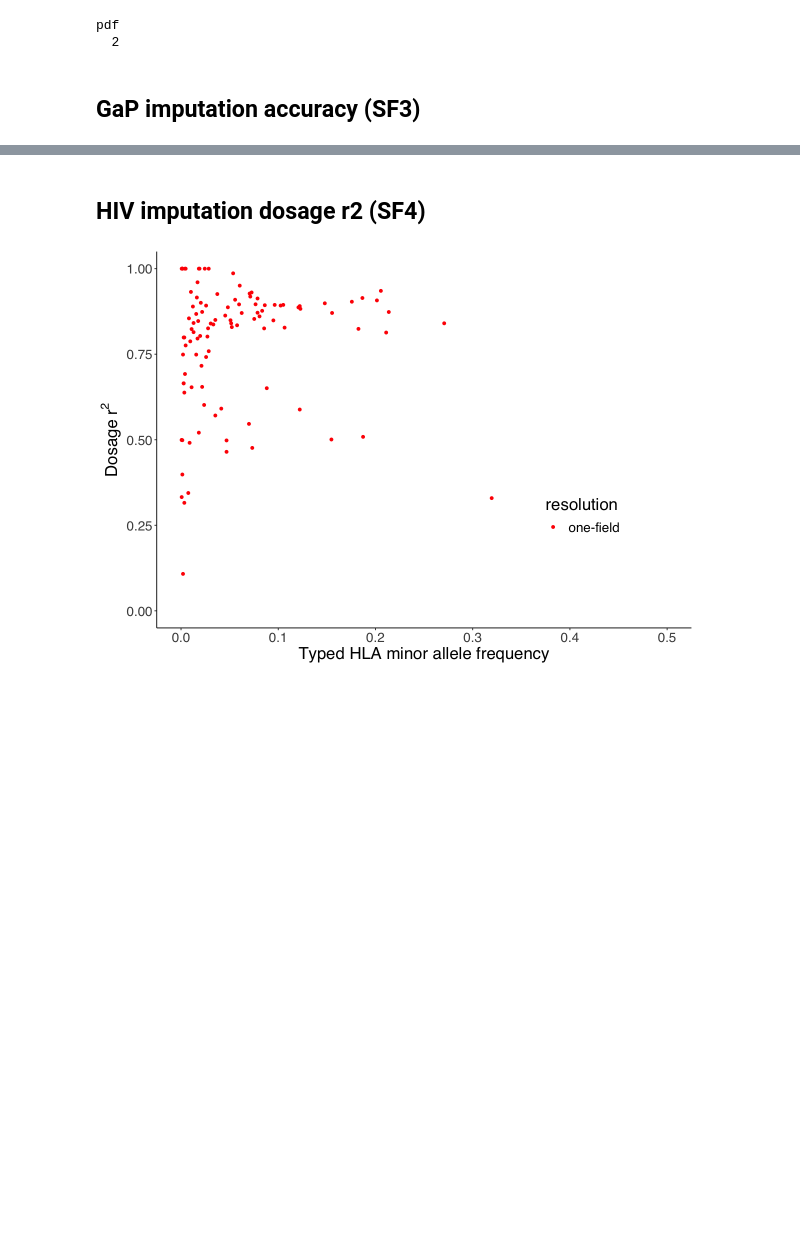
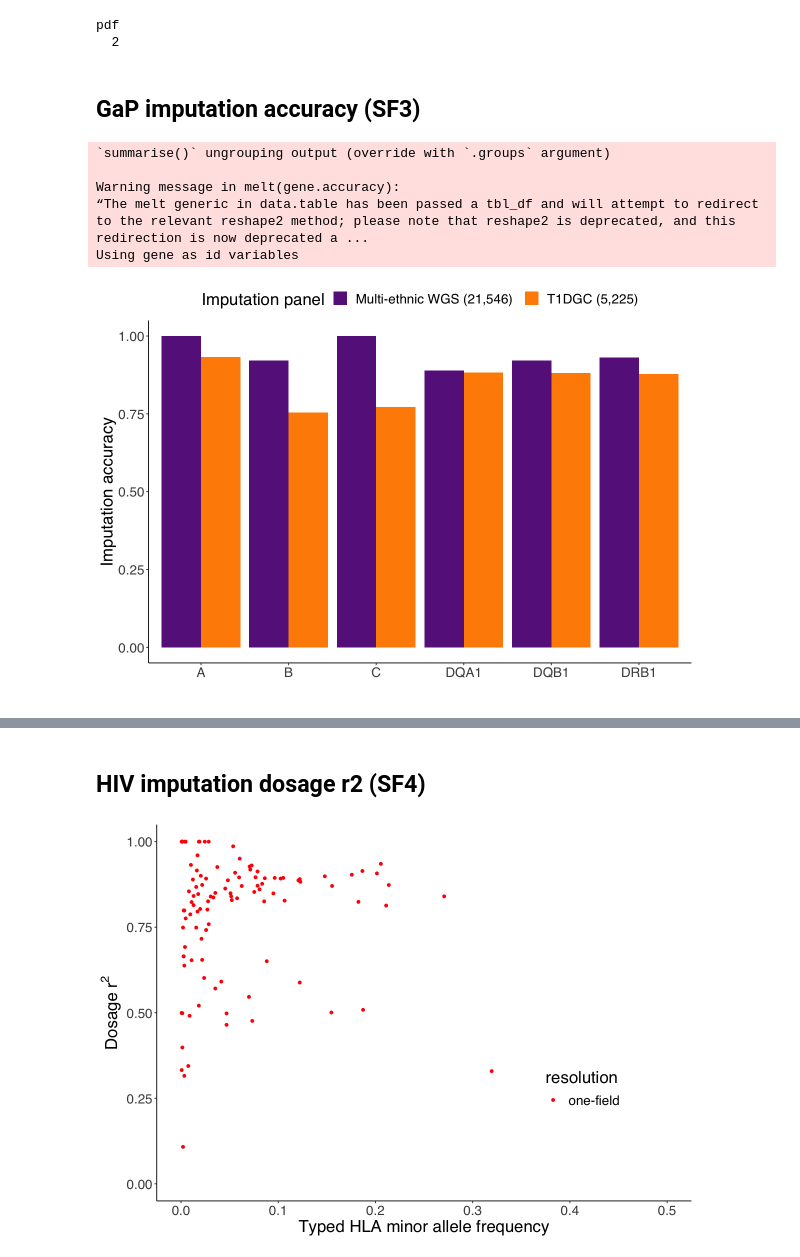
Before and after one commit to immunogenomics/HLA-TAPAS, a Jupyter notebook: manuscript/scripts/Supplementary_Figures.ipynb, the cells around one changed output, grey strips where cells are left out. Drawn from its saved outputs; the diff is of its cells as text; code cells hidden in the pictures; blank space fills up the shorter version.

Commit message:
Gap imputation accuracy plot

```diff
--- a/manuscript/scripts/Supplementary_Figures.ipynb
+++ b/manuscript/scripts/Supplementary_Figures.ipynb
@@ -68,6 +68,11 @@ pop_labels <- c("Admixed African","East Asian","European","Latino", "South Asian
 #Calc color palette (discrete)
 gene_colors <- c("A"="#004586", "B" = "#ff420e", "C"="#ffd320",
                  "DQA1" = "#579d1c", "DQB1" = "#7e0021", "DRB1" = "#83caff","DPA1" = "#314004", "DPB1" = "#aecf00"  )
+
+#panel colors
+panel_colors <- c("darkorchid4", "plum","darkorange")
+panel_names <- c("Multi-ethnic WGS (21,546)","Multi-ethnic WGS (5,225)","T1DGC (5,225)"
+                                      )
 # %% [markdown]
 ## HLA-LA typing accuracy (SF1)
 # %%
@@ -262,3 +267,25 @@ pdf
   2
 # %% [markdown]
 ## GaP imputation accuracy (SF3)
+# %%
+#wgs.acc.Ggroup <- read.table("../data/gap_wgs_Ggroup.txt",h=T,stringsAsFactors = F)
+#t1dgc.acc.Ggroup <- read.table("../data/gap_t1dgc_Ggroup.txt",h=T,stringsAsFactors = F)
+acc.Ggroup <- read.table("../data/gap_Ggroup_accuracy.txt",h=T,stringsAsFactors = F)
+# %%
+gene.accuracy <- acc.Ggroup %>% group_by(gene) %>%
+  summarize(wgs.mean = mean(wgs.accuracy, na.rm = TRUE),
+            t1dgc.mean = mean(t1dgc.accuracy, na.rm = TRUE))
+
+ggplot(melt(gene.accuracy),aes(x=gene,y=value,fill=variable)) +
+    geom_bar(stat = "identity", position = "dodge") +
+    scale_fill_manual(name="Imputation panel",values=panel_colors[c(1,3)],labels=panel_names[c(1,3)])+
+                       xlab("") + ylab("Imputation accuracy") + theme(legend.position = "top")
+
+ggsave("../figs/SF3_GaP_imputation_accuracy.png",width=8,height=7)
+# %% [output]
+`summarise()` ungrouping output (override with `.groups` argument)
+
+Warning message in melt(gene.accuracy):
+“The melt generic in data.table has been passed a tbl_df and will attempt to redirect to the relevant reshape2 method; please note that reshape2 is deprecated, and this redirection is now deprecated a ...
+Using gene as id variables
+[figure, added]
```
Also changed, not shown: parts of 1 cell of this notebook.
